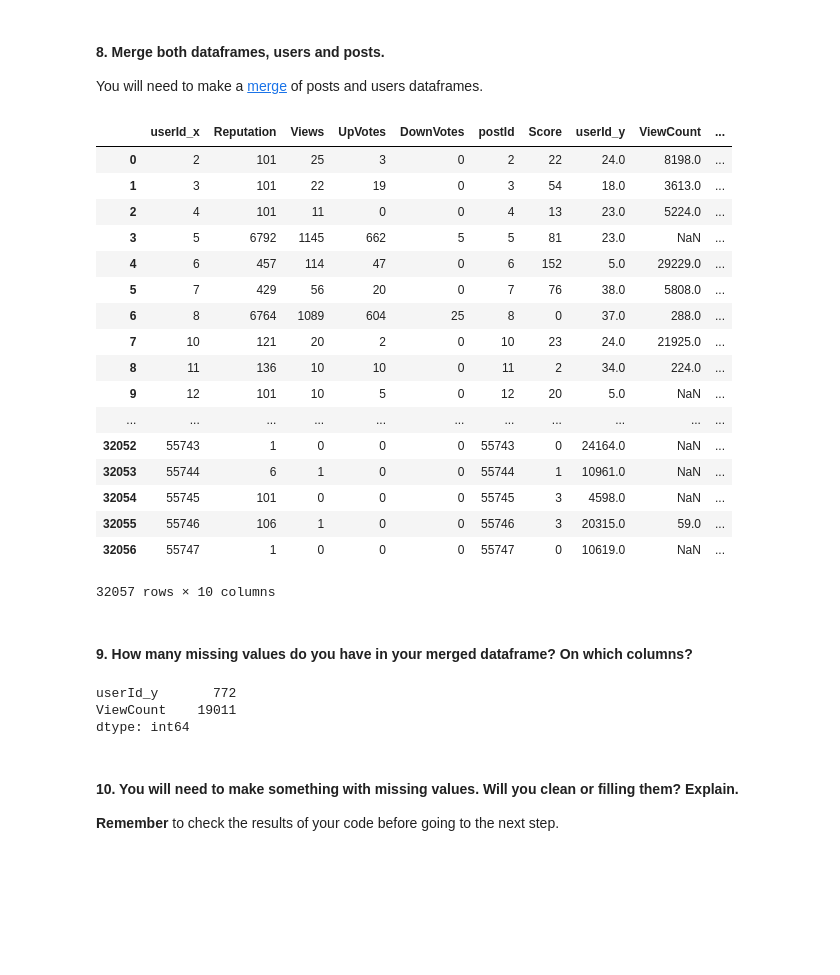
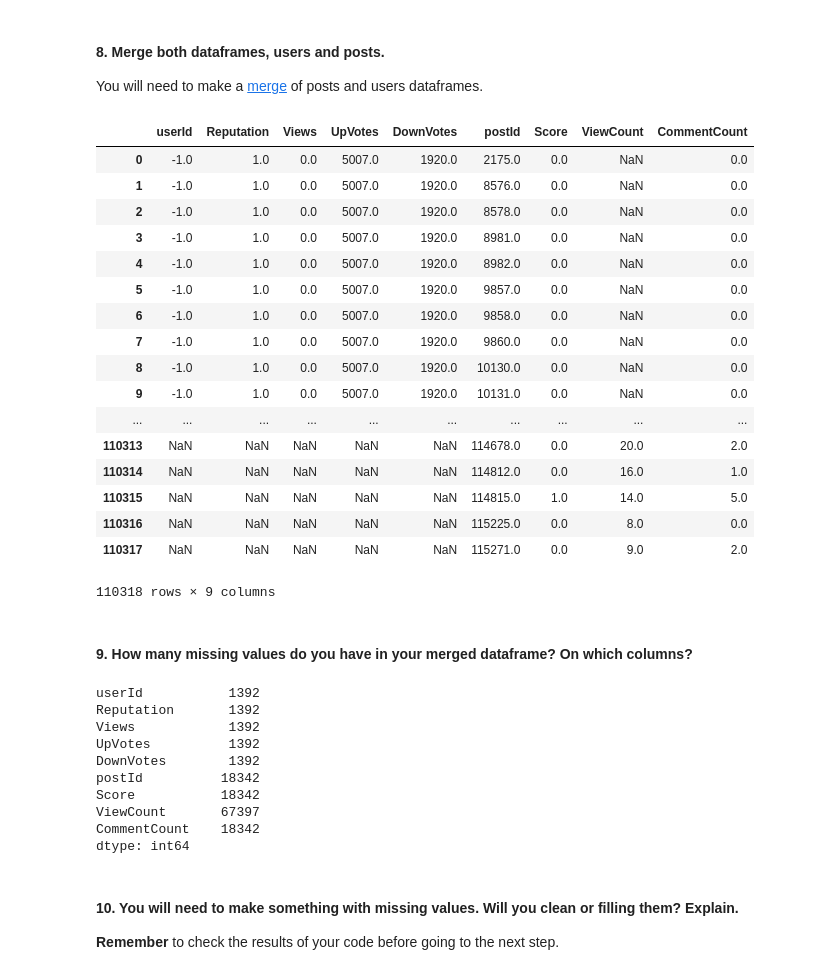
Before and after one commit to ta-data-bcn/lab-data-cleaning, a Jupyter notebook: your-code/main.ipynb, the cells around one changed output. Saved outputs shown, nothing was run; the diff lists cells and outputs as text; code cells hidden in the pictures; blank space fills up the shorter version.

```diff
--- a/your-code/main.ipynb
+++ b/your-code/main.ipynb
@@ -113,29 +113,29 @@ postnew = posts.loc[:,['postId', 'Score', 'userId', 'ViewCount', 'CommentCount']
 #### 8. Merge both dataframes, users and posts.
 You will need to make a [merge](https://pandas.pydata.org/pandas-docs/stable/generated/pandas.DataFrame.merge.html) of posts and users dataframes.
 # %%
-mergelist = usernew.merge(postnew, left_on='userId', right_on='postId')
+mergelist = usernew.merge(postnew, how = 'outer', left_on='userId', right_on='userId')
 #mergelist = usernew.merge(postnew, left_on=None, right_on= None)
 
 mergelist
 # %% [output]
-|  | userId_x | Reputation | Views | UpVotes | DownVotes | postId | Score | userId_y | ViewCount | ... |
-| 0 | 2 | 101 | 25 | 3 | 0 | 2 | 22 | 24.0 | 8198.0 | ... |
-| 1 | 3 | 101 | 22 | 19 | 0 | 3 | 54 | 18.0 | 3613.0 | ... |
-| 2 | 4 | 101 | 11 | 0 | 0 | 4 | 13 | 23.0 | 5224.0 | ... |
-| 3 | 5 | 6792 | 1145 | 662 | 5 | 5 | 81 | 23.0 | NaN | ... |
-| 4 | 6 | 457 | 114 | 47 | 0 | 6 | 152 | 5.0 | 29229.0 | ... |
-| 5 | 7 | 429 | 56 | 20 | 0 | 7 | 76 | 38.0 | 5808.0 | ... |
-| 6 | 8 | 6764 | 1089 | 604 | 25 | 8 | 0 | 37.0 | 288.0 | ... |
-| 7 | 10 | 121 | 20 | 2 | 0 | 10 | 23 | 24.0 | 21925.0 | ... |
-| 8 | 11 | 136 | 10 | 10 | 0 | 11 | 2 | 34.0 | 224.0 | ... |
-| 9 | 12 | 101 | 10 | 5 | 0 | 12 | 20 | 5.0 | NaN | ... |
-| ... | ... | ... | ... | ... | ... | ... | ... | ... | ... | ... |
-| 32052 | 55743 | 1 | 0 | 0 | 0 | 55743 | 0 | 24164.0 | NaN | ... |
-| 32053 | 55744 | 6 | 1 | 0 | 0 | 55744 | 1 | 10961.0 | NaN | ... |
-| 32054 | 55745 | 101 | 0 | 0 | 0 | 55745 | 3 | 4598.0 | NaN | ... |
-| 32055 | 55746 | 106 | 1 | 0 | 0 | 55746 | 3 | 20315.0 | 59.0 | ... |
-| 32056 | 55747 | 1 | 0 | 0 | 0 | 55747 | 0 | 10619.0 | NaN | ... |
+|  | userId | Reputation | Views | UpVotes | DownVotes | postId | Score | ViewCount | CommentCount |
+| 0 | -1.0 | 1.0 | 0.0 | 5007.0 | 1920.0 | 2175.0 | 0.0 | NaN | 0.0 |
+| 1 | -1.0 | 1.0 | 0.0 | 5007.0 | 1920.0 | 8576.0 | 0.0 | NaN | 0.0 |
+| 2 | -1.0 | 1.0 | 0.0 | 5007.0 | 1920.0 | 8578.0 | 0.0 | NaN | 0.0 |
+| 3 | -1.0 | 1.0 | 0.0 | 5007.0 | 1920.0 | 8981.0 | 0.0 | NaN | 0.0 |
+| 4 | -1.0 | 1.0 | 0.0 | 5007.0 | 1920.0 | 8982.0 | 0.0 | NaN | 0.0 |
+| 5 | -1.0 | 1.0 | 0.0 | 5007.0 | 1920.0 | 9857.0 | 0.0 | NaN | 0.0 |
+| 6 | -1.0 | 1.0 | 0.0 | 5007.0 | 1920.0 | 9858.0 | 0.0 | NaN | 0.0 |
+| 7 | -1.0 | 1.0 | 0.0 | 5007.0 | 1920.0 | 9860.0 | 0.0 | NaN | 0.0 |
+| 8 | -1.0 | 1.0 | 0.0 | 5007.0 | 1920.0 | 10130.0 | 0.0 | NaN | 0.0 |
+| 9 | -1.0 | 1.0 | 0.0 | 5007.0 | 1920.0 | 10131.0 | 0.0 | NaN | 0.0 |
+| ... | ... | ... | ... | ... | ... | ... | ... | ... | ... |
+| 110313 | NaN | NaN | NaN | NaN | NaN | 114678.0 | 0.0 | 20.0 | 2.0 |
+| 110314 | NaN | NaN | NaN | NaN | NaN | 114812.0 | 0.0 | 16.0 | 1.0 |
+| 110315 | NaN | NaN | NaN | NaN | NaN | 114815.0 | 1.0 | 14.0 | 5.0 |
+| 110316 | NaN | NaN | NaN | NaN | NaN | 115225.0 | 0.0 | 8.0 | 0.0 |
+| 110317 | NaN | NaN | NaN | NaN | NaN | 115271.0 | 0.0 | 9.0 | 2.0 |
-32057 rows × 10 columns
+110318 rows × 9 columns
 # %% [markdown]
 #### 9. How many missing values do you have in your merged dataframe? On which columns?
 # %%
@@ -144,8 +144,15 @@ mergelist.shape
 null_columns=mergelist.columns[mergelist.isnull().any()]
 mergelist[null_columns].isnull().sum()
 # %% [output]
-userId_y       772
-ViewCount    19011
+userId           1392
+Reputation       1392
+Views            1392
+UpVotes          1392
+DownVotes        1392
+postId          18342
+Score           18342
+ViewCount       67397
+CommentCount    18342
 dtype: int64
 # %% [markdown]
 #### 10. You will need to make something with missing values.  Will you clean or filling them? Explain.
```
Also changed, not shown: parts of 1 cell of this notebook.
